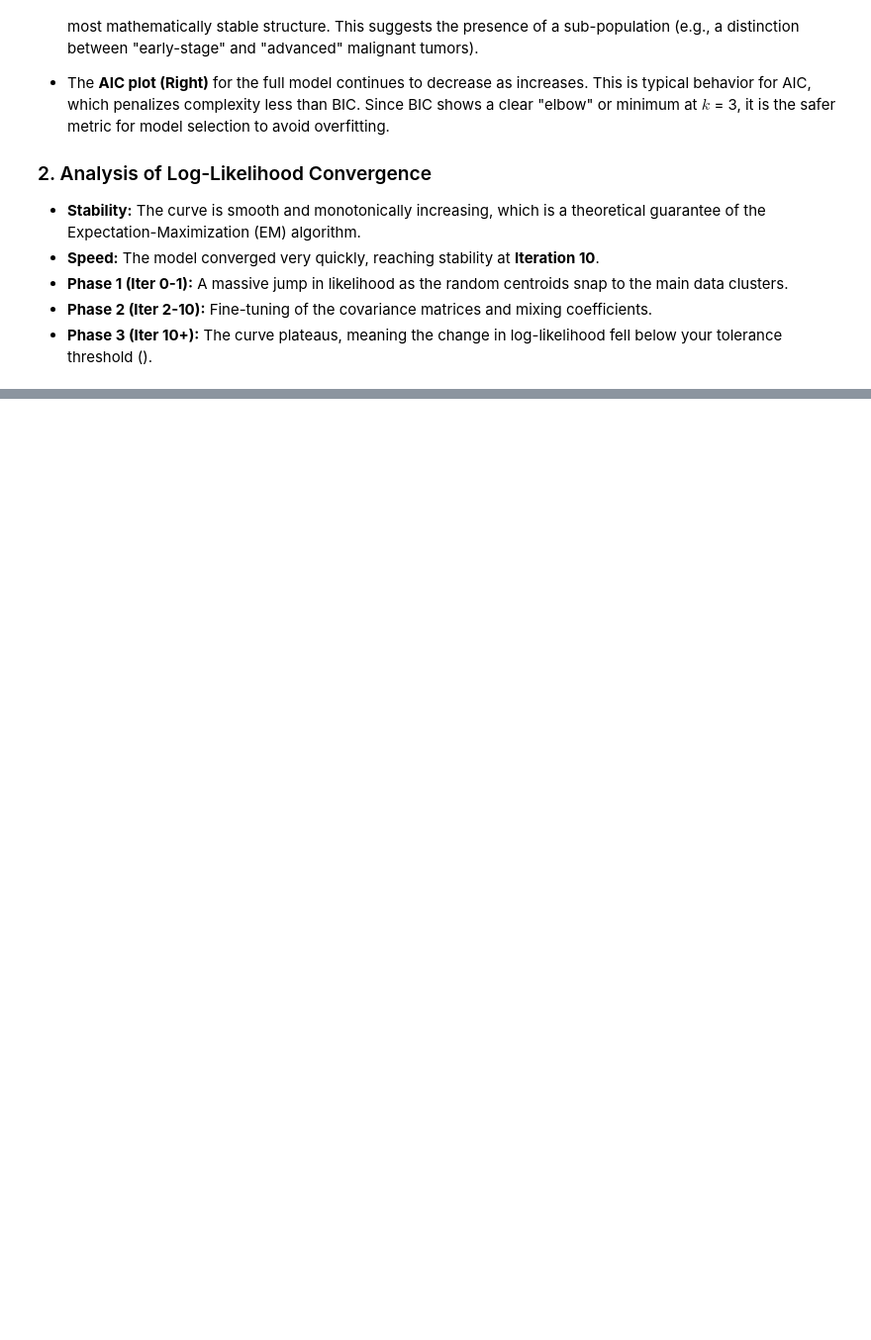
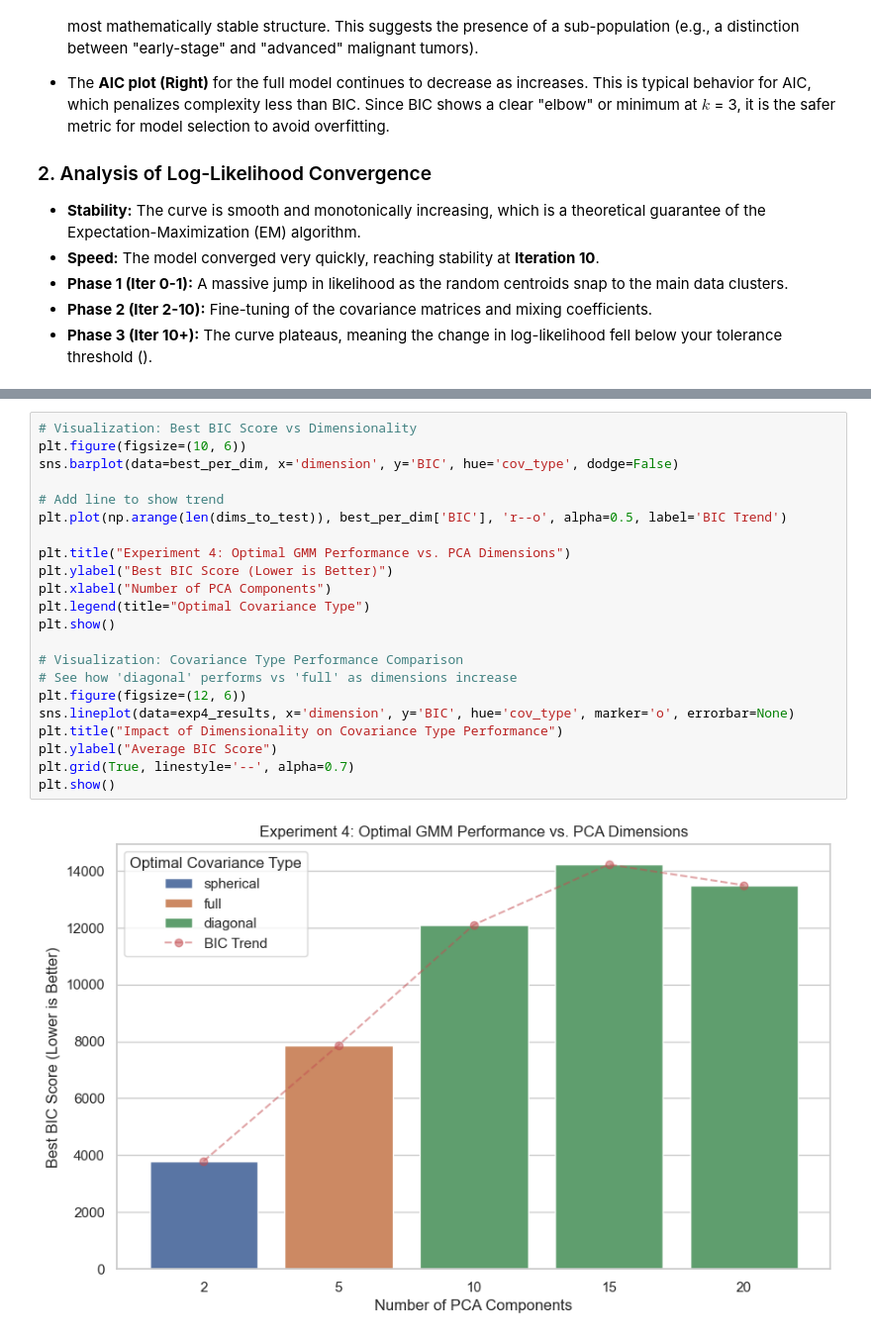
Before and after one commit to marwanelgharbawy/dimensionality-reduction-clustering, a Jupyter notebook: notebooks/GMM.ipynb, the cells around one changed output, grey strips where cells are left out. Shown: that part at 99% size. Cells and saved outputs as stored; diff of their text form; blank space fills up the shorter version.

Commit message:
Finish Experiment 4

```diff
--- a/notebooks/GMM.ipynb
+++ b/notebooks/GMM.ipynb
@@ -350,0 +442,24 @@ plot_convergence(best_gmm)
+# %%
+# Visualization: Best BIC Score vs Dimensionality
+plt.figure(figsize=(10, 6))
+sns.barplot(data=best_per_dim, x='dimension', y='BIC', hue='cov_type', dodge=False)
+
+# Add line to show trend
+plt.plot(np.arange(len(dims_to_test)), best_per_dim['BIC'], 'r--o', alpha=0.5, label='BIC Trend')
+
+plt.title("Experiment 4: Optimal GMM Performance vs. PCA Dimensions")
+plt.ylabel("Best BIC Score (Lower is Better)")
+plt.xlabel("Number of PCA Components")
+plt.legend(title="Optimal Covariance Type")
+plt.show()
+
+# Visualization: Covariance Type Performance Comparison
+# See how 'diagonal' performs vs 'full' as dimensions increase
+plt.figure(figsize=(12, 6))
+sns.lineplot(data=exp4_results, x='dimension', y='BIC', hue='cov_type', marker='o', errorbar=None)
+plt.title("Impact of Dimensionality on Covariance Type Performance")
+plt.ylabel("Average BIC Score")
+plt.grid(True, linestyle='--', alpha=0.7)
+plt.show()
+# %% [output]
+[figure, added]
```
Also changed, not shown: parts of 4 cells of this notebook.
